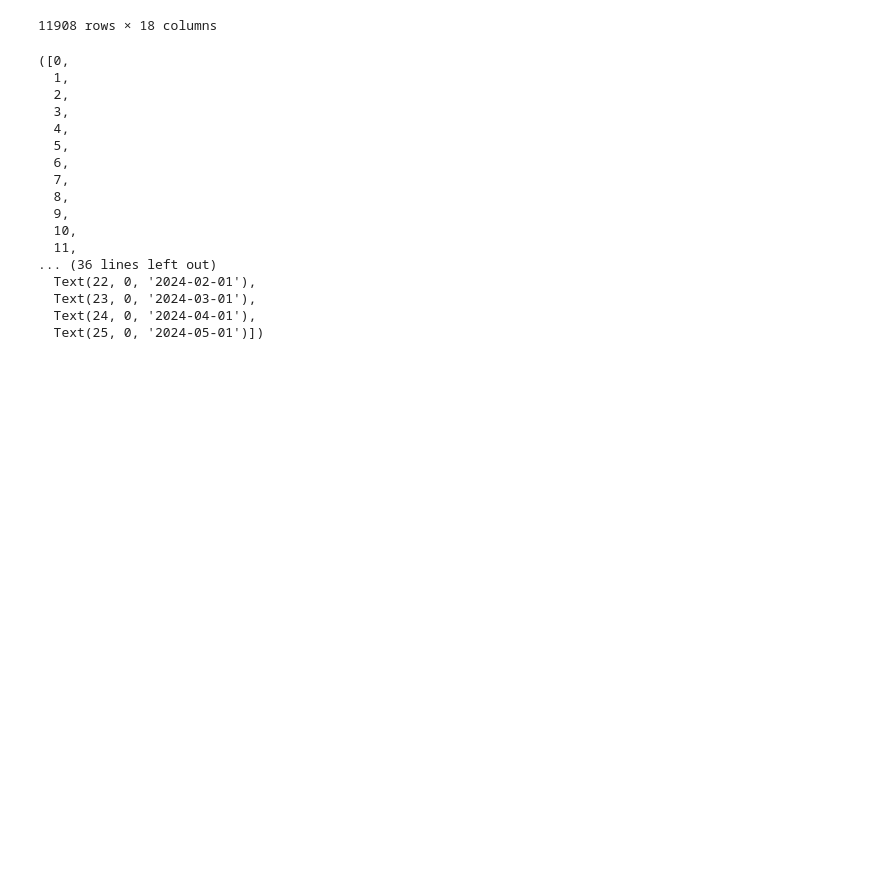
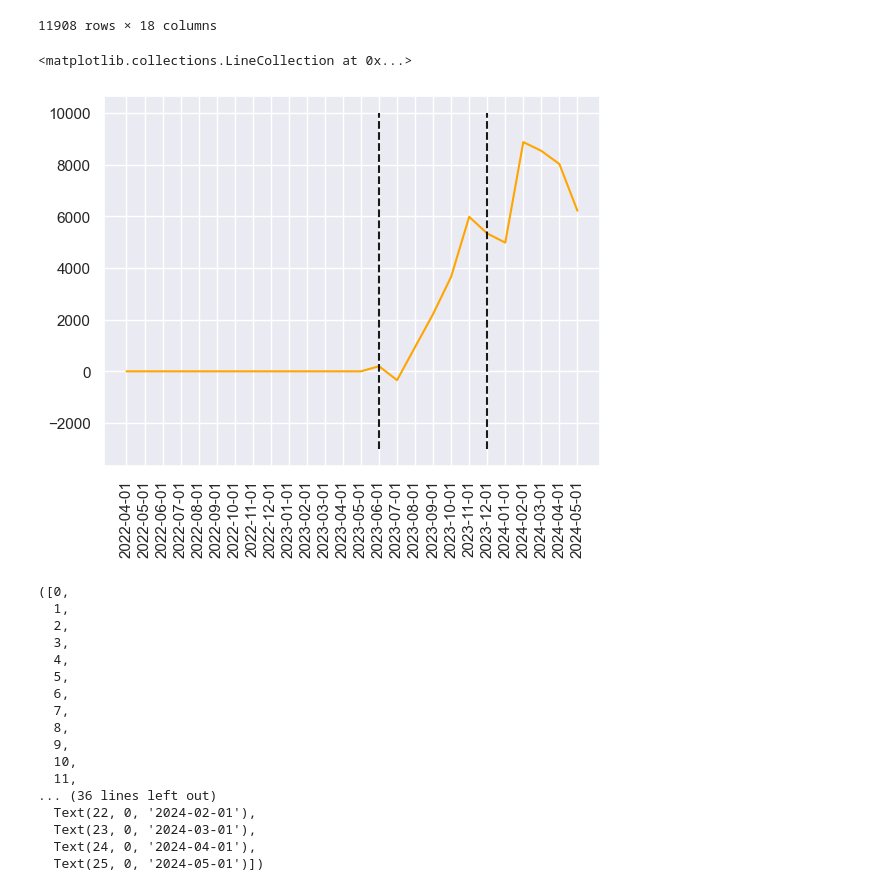
Before and after one commit to xan-d-or/mortgage_project_2024, a Jupyter notebook: bootstrap_estimation.ipynb, the cells around one changed output. Cells and saved outputs as stored; diff of their text form; code cells hidden in the pictures; blank space fills up the shorter version.

```diff
--- a/bootstrap_estimation.ipynb
+++ b/bootstrap_estimation.ipynb
@@ -26,7 +38,9 @@ df
 # %%
 import numpy as np
 import pandas as pd
-from sklearn.linear_model import LinearRegression
+from sklearn.linear_model import LinearRegression, Ridge
+from sklearn.tree import DecisionTreeRegressor
+from sklearn.neighbors import KNeighborsRegressor
 
 def synth_ci(df
     , id_name = 'city_id'
@@ -57,10 +71,16 @@ def synth_ci(df
 
             #Обучаем линейную регрессию на претренде
             train = tmp.loc[tmp[t_name] < t_treatment]
-            lr = LinearRegression()
+            lr =LinearRegression()
             lr.fit(train.drop(columns = [city, t_name]), train[city])
             #Записываем в результат разницу между истинным значением и предиктом
             res[city] = tmp[city] - lr.predict(tmp.drop(columns = [city, t_name]))
+
+            # model = ARDL(endog =train[city]
+            #      ,exog= train.drop(columns = [city, t_name])
+            #      , lags = 1 )
+            # model.fit()
+            # res[city] = tmp[city] - model.predict(exog_oos=(tmp.loc[tmp[t_name] >= t_treatment]).drop(columns = [city, t_name]))
 
         return np.mean(res.iloc[:, 1:], axis = 1)
     cities_list = list(set(list(df[id_name])))
@@ -69,9 +89,9 @@ def synth_ci(df
 
     # Тут пишем бутстрап
 
-    b = boot((cities_list,), sc, n_resamples=1000, method = 'basic')
+    # b = boot((cities_list,), sc, n_resamples=1000, method = 'basic')
 
-    res1['lower'] = b.confidence_interval.low
-    res1['upper'] = b.confidence_interval.high
+    # res1['lower'] = b.confidence_interval.low
+    # res1['upper'] = b.confidence_interval.high
 
     return res1
@@ -78,3 +175,15 @@ def synth_ci(df
+# %%
+#Плацебо тест на претренде
+t_treatment= '2023-06-01'
+data = synth_ci(df, t_treatment= t_treatment )
+plt.plot(data['month_dt'], data['diff'], color = 'orange')
+plt.xticks(rotation =90)
+# plt.plot(data['month_dt'], data['upper'], color = 'b')
+# plt.plot(data['month_dt'], data['lower'], color = 'b')
+plt.vlines(x = ['2023-12-01', t_treatment], ymin = -3000, ymax = 10000, colors='k', linestyles='--')
+# %% [output]
+<matplotlib.collections.LineCollection at 0x...>
+[figure, added]
 # %%
 data = synth_ci(df)
 plt.plot(data['month_dt'], data['diff'], color = 'orange')
```
Also changed, not shown: parts of 4 cells of this notebook.
